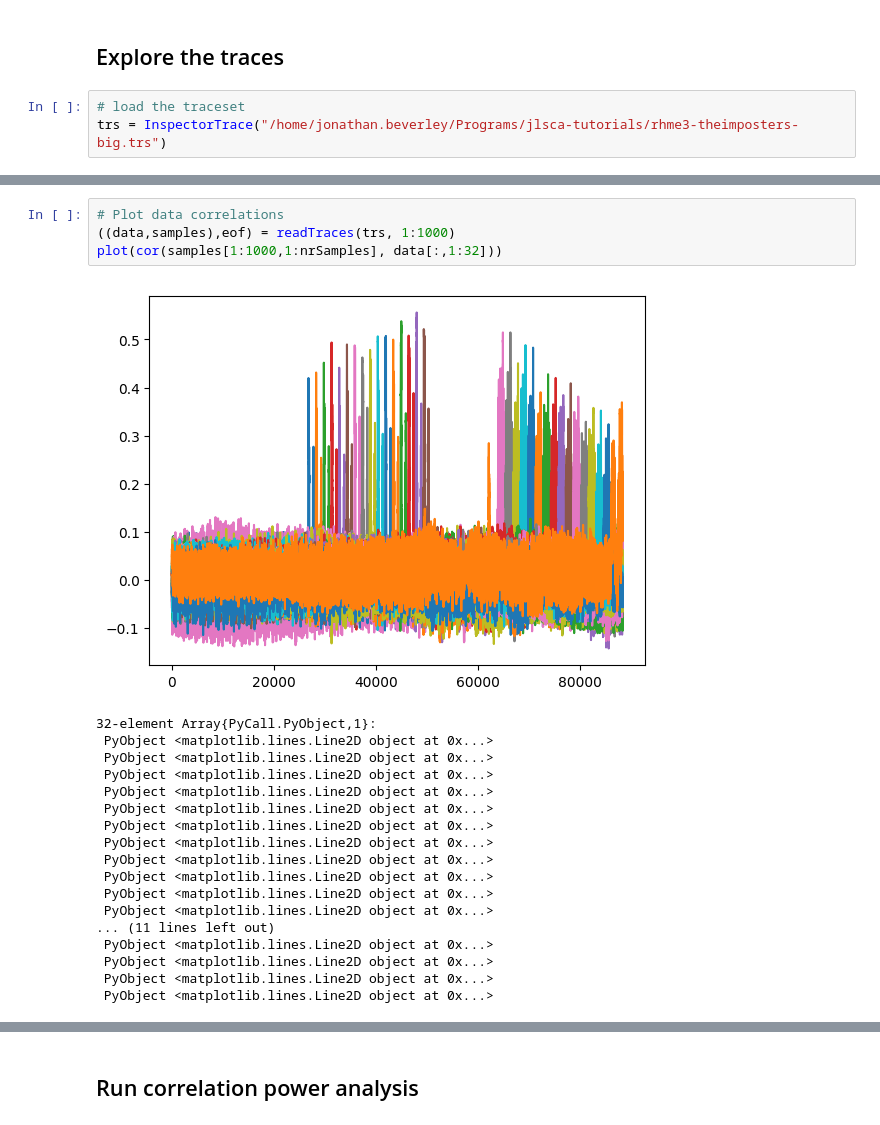
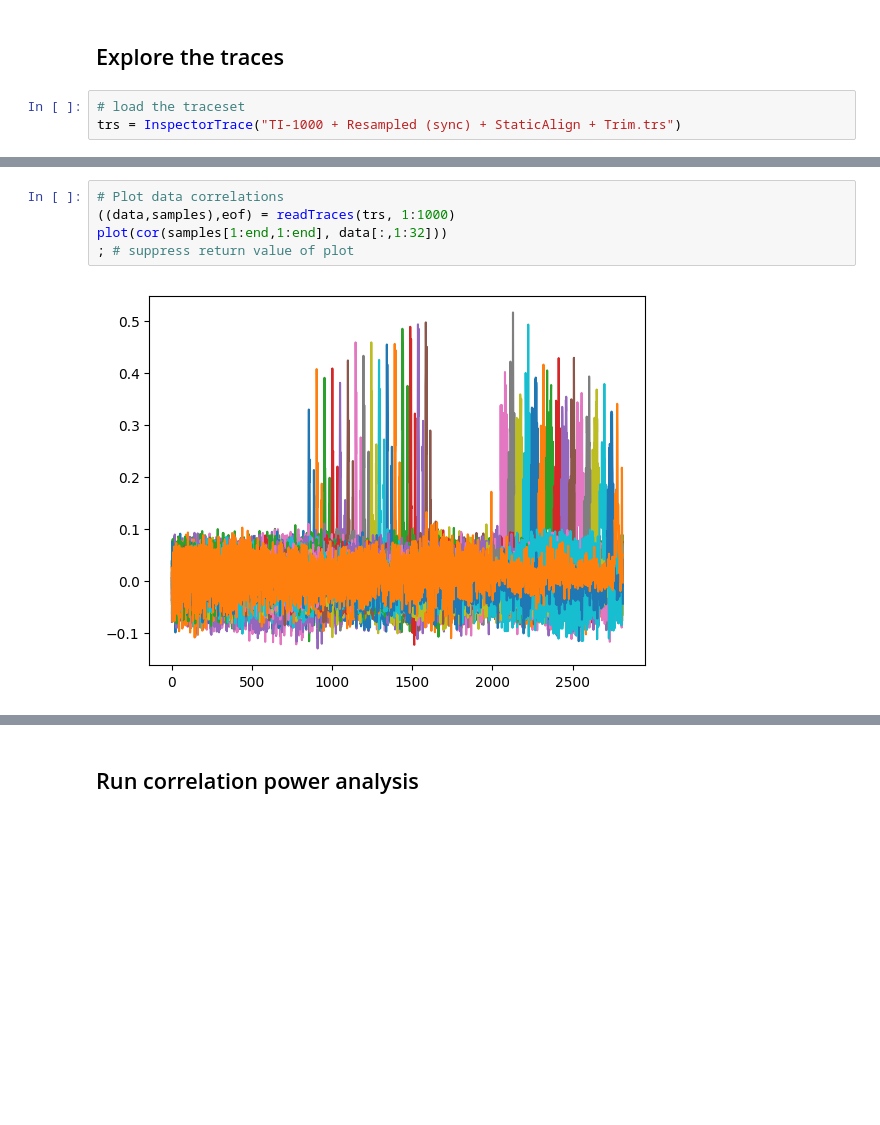
Before and after one commit to cloakware-ctf/rhme3-writeups, a Jupyter notebook: the_imposters/rhme3-theimposters.ipynb, the cells around one changed output, grey strips where cells are left out. Cells and saved outputs as stored; diff of their text form; blank space fills up the shorter version.

```diff
--- a/the_imposters/rhme3-theimposters.ipynb
+++ b/the_imposters/rhme3-theimposters.ipynb
@@ -20,7 +18,7 @@ INFO: Recompiling stale cache file /home/jonathan.beverley/.julia/lib/v0.6/Jlsca
 ## Explore the traces
 # %%
 # load the traceset
-trs = InspectorTrace("/home/jonathan.beverley/Programs/jlsca-tutorials/rhme3-theimposters-big.trs")
+trs = InspectorTrace("TI-1000 + Resampled (sync) + StaticAlign + Trim.trs")
 # %% [output]
 [x] Skipping unknown tag 70 with length 5
 [x] Skipping unknown tag 73 with length 1
@@ -57,25 +41,9 @@ plot(samples[1:5,1:nrSamples]', linewidth=.3); # note the transpose; and here yo
 # %%
 # Plot data correlations
 ((data,samples),eof) = readTraces(trs, 1:1000)
-plot(cor(samples[1:1000,1:nrSamples], data[:,1:32]))
+plot(cor(samples[1:end,1:end], data[:,1:32]))
+; # suppress return value of plot
 # %% [output]
-[figure, old version]
+[figure, new version]
-32-element Array{PyCall.PyObject,1}:
- PyObject <matplotlib.lines.Line2D object at 0x...>
- PyObject <matplotlib.lines.Line2D object at 0x...>
- PyObject <matplotlib.lines.Line2D object at 0x...>
- PyObject <matplotlib.lines.Line2D object at 0x...>
- PyObject <matplotlib.lines.Line2D object at 0x...>
- PyObject <matplotlib.lines.Line2D object at 0x...>
- PyObject <matplotlib.lines.Line2D object at 0x...>
- PyObject <matplotlib.lines.Line2D object at 0x...>
- PyObject <matplotlib.lines.Line2D object at 0x...>
- PyObject <matplotlib.lines.Line2D object at 0x...>
- PyObject <matplotlib.lines.Line2D object at 0x...>
-... (11 lines left out)
- PyObject <matplotlib.lines.Line2D object at 0x...>
- PyObject <matplotlib.lines.Line2D object at 0x...>
- PyObject <matplotlib.lines.Line2D object at 0x...>
- PyObject <matplotlib.lines.Line2D object at 0x...>
 # %%
 # Zoom in on the target area...
```
Also changed, not shown: parts of 8 cells of this notebook, 3 other files.
